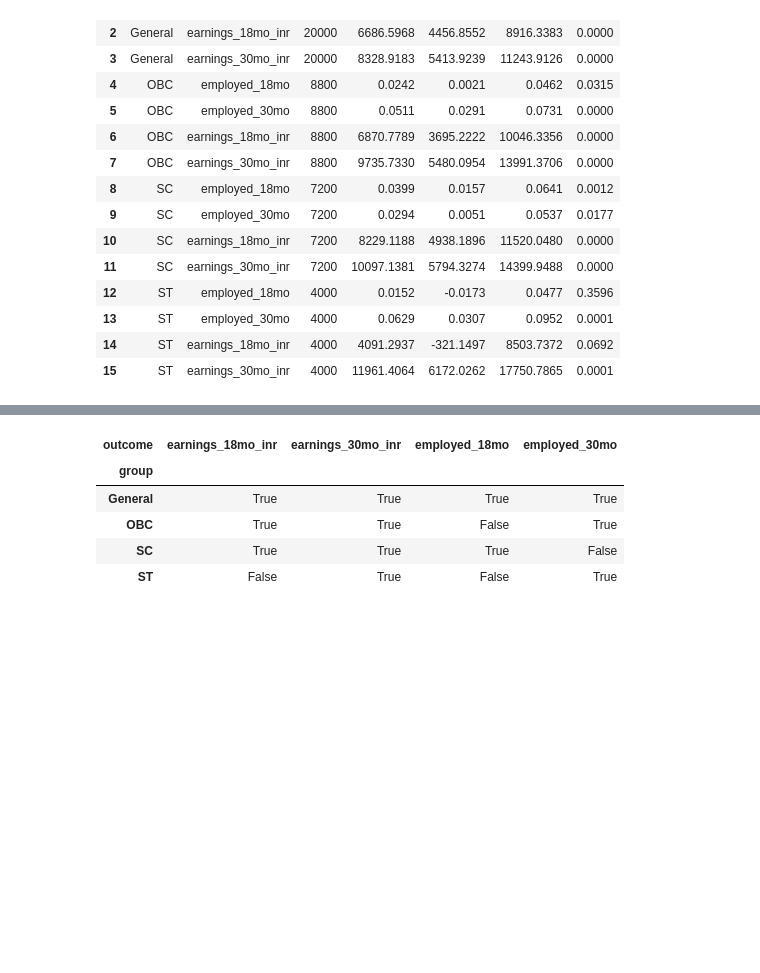
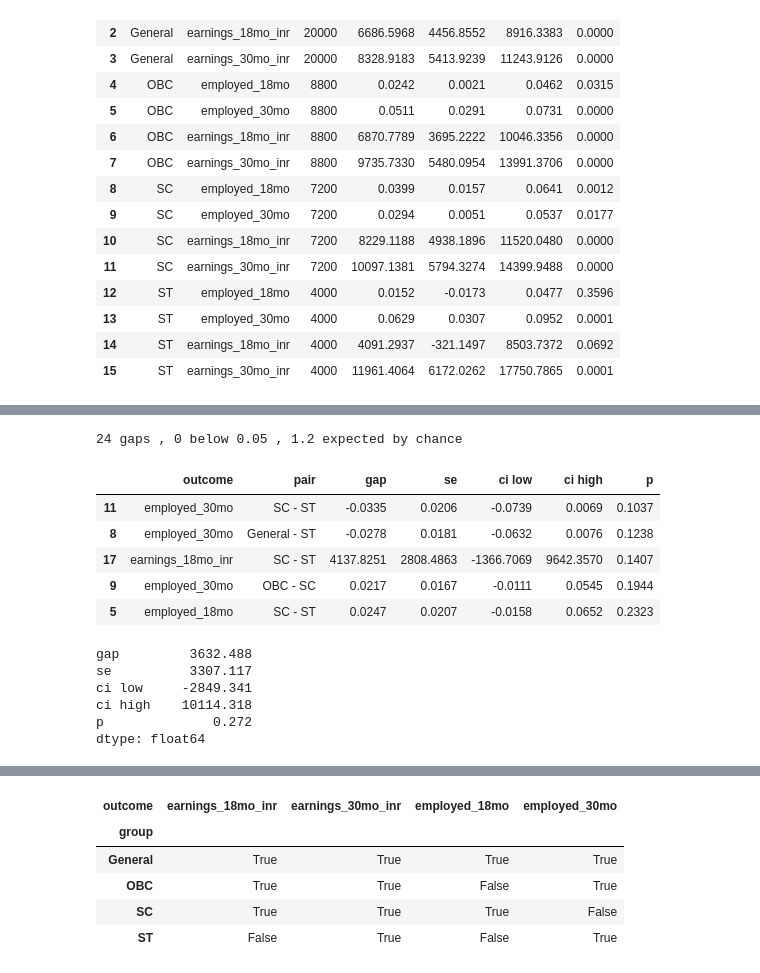
Before and after one commit to IshuIsAwake/advanced_data_science, a Jupyter notebook: projects/job_training_causal_inference/02_itt.ipynb, the cells around one changed output, grey strips where cells are left out. Cells and saved outputs as stored; diff of their text form; code cells hidden in the pictures; blank space fills up the shorter version.

```diff
--- a/projects/job_training_causal_inference/02_itt.ipynb
+++ b/projects/job_training_causal_inference/02_itt.ipynb
@@ -136,0 +225,32 @@ fig.show()
+# %%
+names = ['General' , 'OBC' , 'SC' , 'ST']
+est = {}
+for group , d in df.groupby('social_category'):
+    for o in outcomes:
+        est[group , o] = diff_in_means(d[o].values , d['assigned_to_training'].values)
+
+rows = []
+for o in outcomes:
+    for i , a in enumerate(names):
+        for b in names[i + 1:]:
+            rows.append({'outcome' : o , 'pair' : f'{a} - {b}' , **effect_gap(est[a , o] , est[b , o])})
+gaps = pd.DataFrame(rows).sort_values('p')
+print(len(gaps) , 'gaps ,' , (gaps['p'] < 0.05).sum() , 'below 0.05 ,' , round(len(gaps) * 0.05 , 1) , 'expected by chance')
+gaps.head(5).round(4)
+# %% [output]
+24 gaps , 0 below 0.05 , 1.2 expected by chance
+|  | outcome | pair | gap | se | ci low | ci high | p |
+| 11 | employed_30mo | SC - ST | -0.0335 | 0.0206 | -0.0739 | 0.0069 | 0.1037 |
+| 8 | employed_30mo | General - ST | -0.0278 | 0.0181 | -0.0632 | 0.0076 | 0.1238 |
+| 17 | earnings_18mo_inr | SC - ST | 4137.8251 | 2808.4863 | -1366.7069 | 9642.3570 | 0.1407 |
+| 9 | employed_30mo | OBC - SC | 0.0217 | 0.0167 | -0.0111 | 0.0545 | 0.1944 |
+| 5 | employed_18mo | SC - ST | 0.0247 | 0.0207 | -0.0158 | 0.0652 | 0.2323 |
+# %%
+pd.Series(effect_gap(est['ST' , 'earnings_30mo_inr'] , est['General' , 'earnings_30mo_inr'])).round(3)
+# %% [output]
+gap         3632.488
+se          3307.117
+ci low     -2849.341
+ci high    10114.318
+p              0.272
+dtype: float64
```
Also changed, not shown: parts of 26 cells of this notebook, 11 other files.
